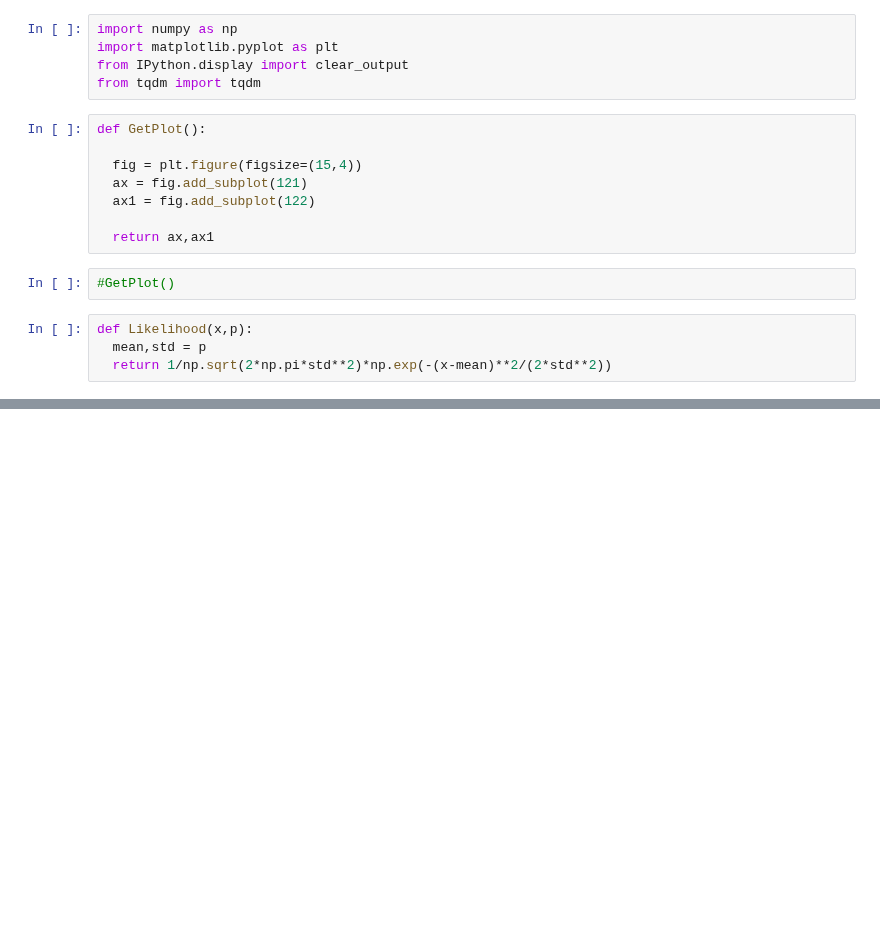
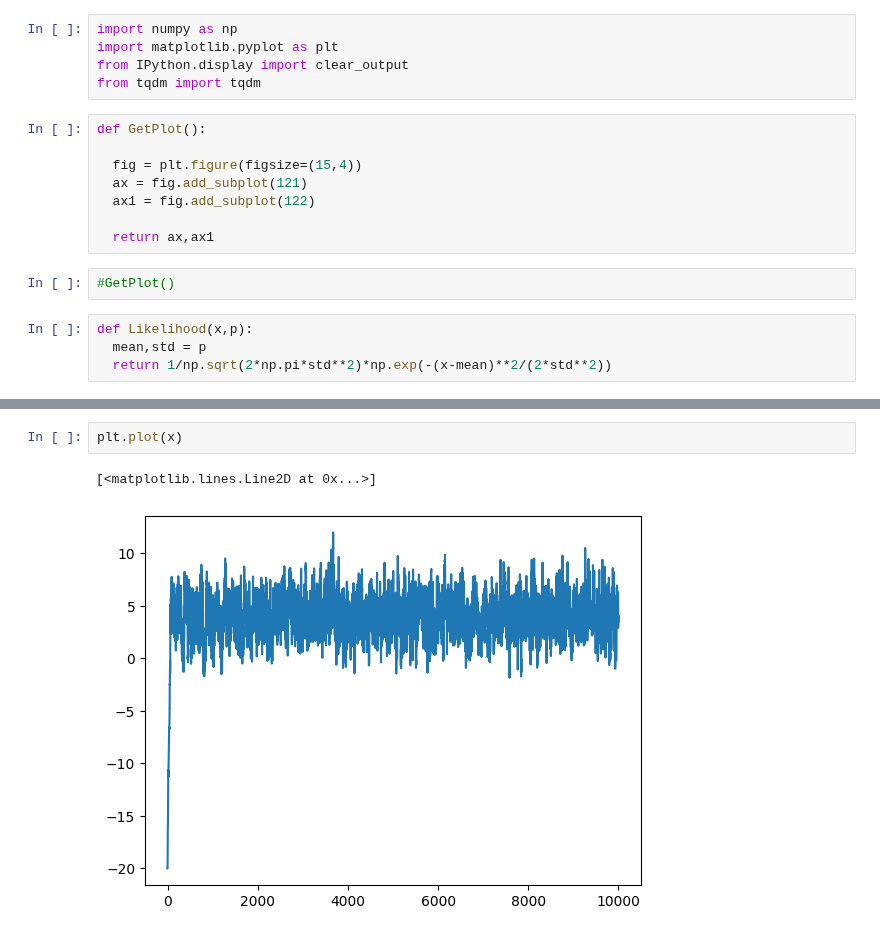
Before and after one commit to asegura4488/MetodosComputacionales1, a Jupyter notebook: Semana15/Metropolis.ipynb, the cells around one changed output, grey strips where cells are left out. Saved outputs shown, nothing was run; the diff lists cells and outputs as text; blank space fills up the shorter version.

```diff
--- a/Semana15/Metropolis.ipynb
+++ b/Semana15/Metropolis.ipynb
@@ -61,0 +62,5 @@ plt.plot(_x,_like)
+# %%
+plt.plot(x)
+# %% [output]
+[<matplotlib.lines.Line2D at 0x...>]
+[figure, added]
```
Also changed, not shown: parts of 3 cells of this notebook.
